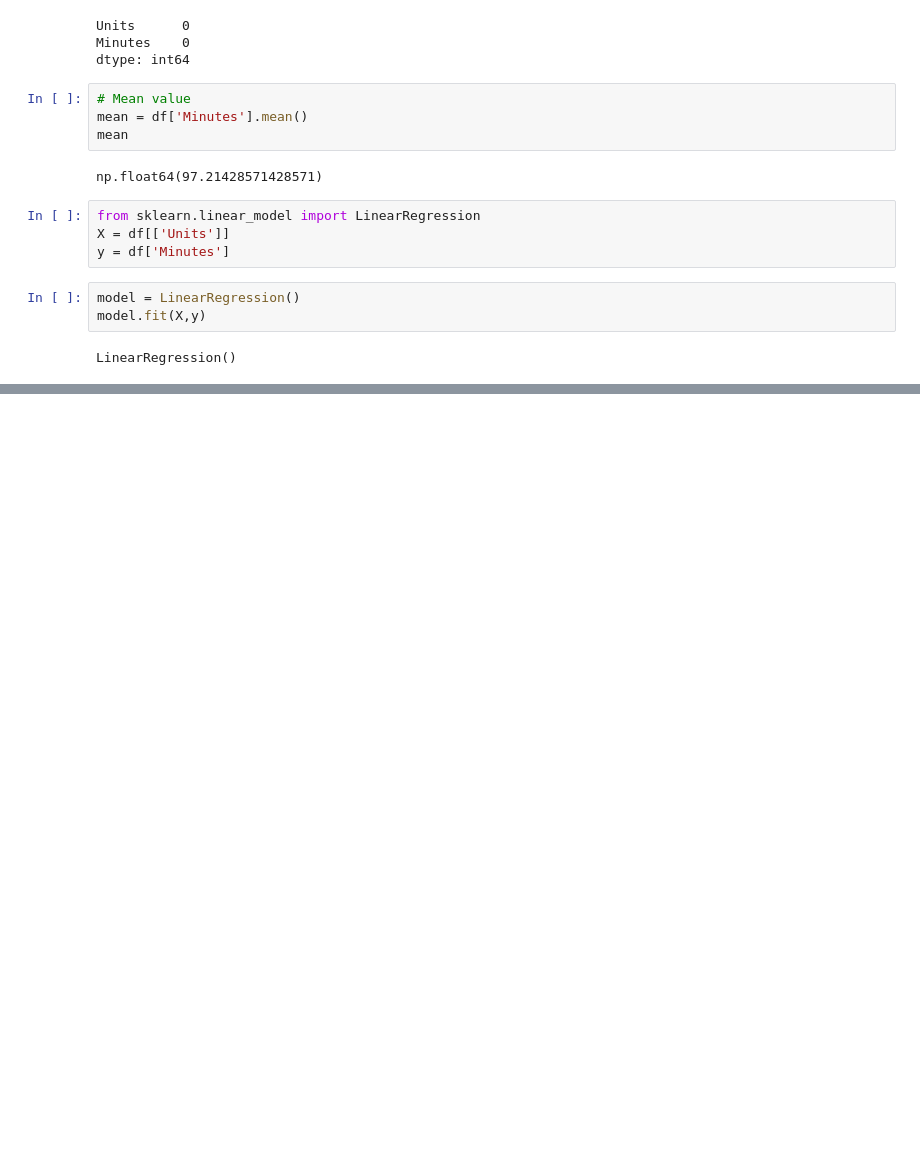
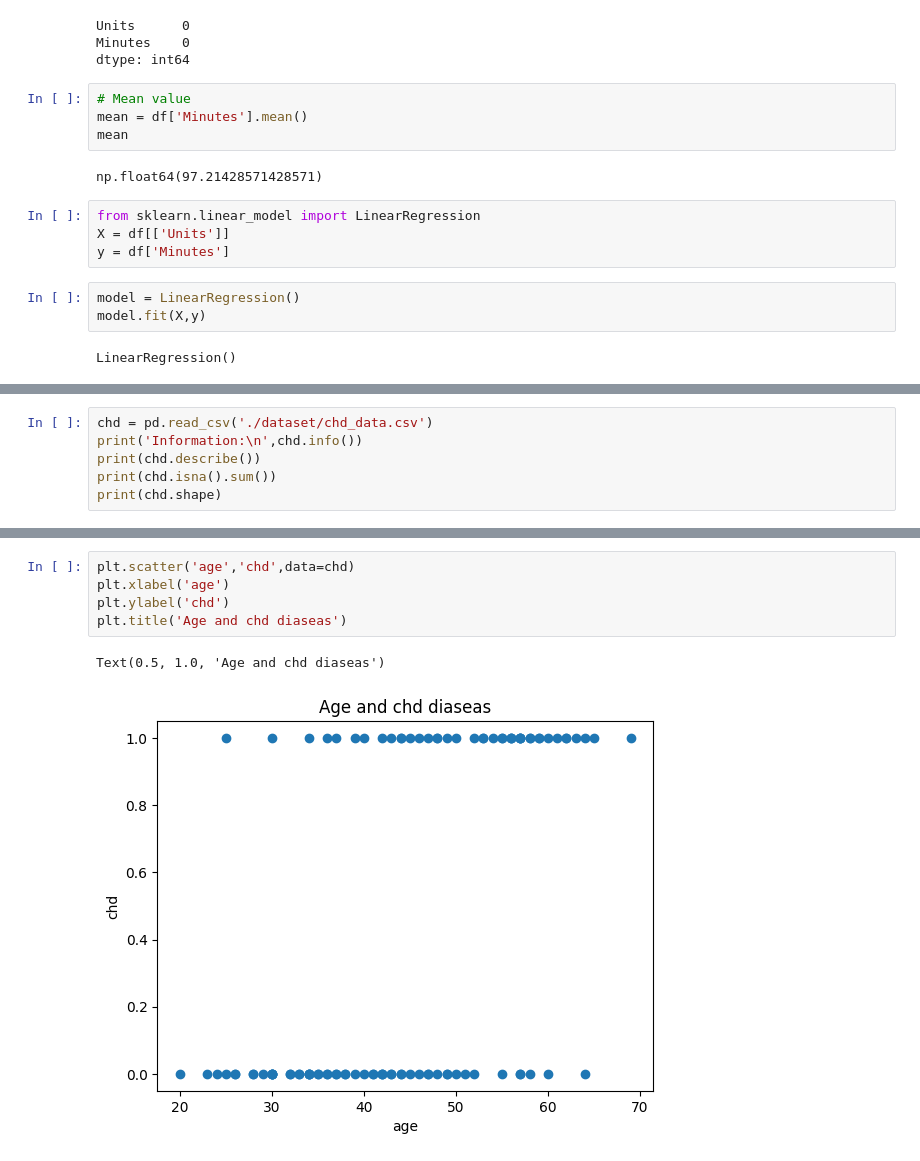
Before and after one commit to raghu24k/ML-Practical, a Jupyter notebook: practice.ipynb, the cells around one changed output, grey strips where cells are left out. Cells and saved outputs as stored; diff of their text form; blank space fills up the shorter version.

```diff
--- a/practice.ipynb
+++ b/practice.ipynb
@@ -73,0 +139,6 @@ Text(0, 0.5, 'Minutes')
+# %%
+chd = pd.read_csv('./dataset/chd_data.csv')
+print('Information:\n',chd.info())
+print(chd.describe())
+print(chd.isna().sum())
+print(chd.shape)
@@ -73,0 +163,8 @@ Text(0, 0.5, 'Minutes')
+# %%
+plt.scatter('age','chd',data=chd)
+plt.xlabel('age')
+plt.ylabel('chd')
+plt.title('Age and chd diaseas')
+# %% [output]
+Text(0.5, 1.0, 'Age and chd diaseas')
+[figure, added]
```
Also changed, not shown: parts of 18 cells of this notebook.
